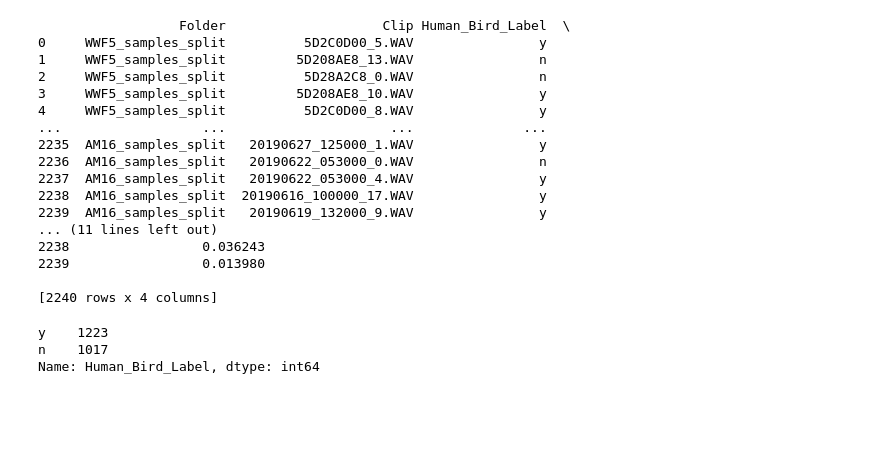
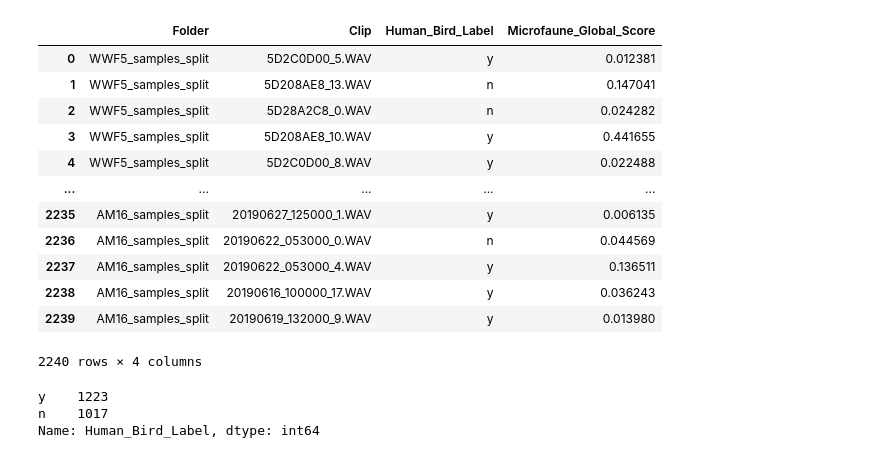
Before and after one commit to UCSD-E4E/passive-acoustic-biodiversity, a Jupyter notebook: Bird_Classification_Paper/Microfaune_AM_Results.ipynb, the cells around one changed output. Drawn from its saved outputs; the diff is of its cells as text; code cells hidden in the pictures; blank space fills up the shorter version.

```diff
--- a/Bird_Classification_Paper/Microfaune_AM_Results.ipynb
+++ b/Bird_Classification_Paper/Microfaune_AM_Results.ipynb
@@ -4,24 +6,20 @@ import numpy as np
 # %%
 dataset = pd.read_csv("NeurIPS_AM_Labeling_Results.csv")
-print(dataset)
+dataset
 # %% [output]
+|  | Folder | Clip | Human_Bird_Label | Microfaune_Global_Score |
+| 0 | WWF5_samples_split | 5D2C0D00_5.WAV | y | 0.012381 |
+| 1 | WWF5_samples_split | 5D208AE8_13.WAV | n | 0.147041 |
+| 2 | WWF5_samples_split | 5D28A2C8_0.WAV | n | 0.024282 |
+| 3 | WWF5_samples_split | 5D208AE8_10.WAV | y | 0.441655 |
+| 4 | WWF5_samples_split | 5D2C0D00_8.WAV | y | 0.022488 |
+| ... | ... | ... | ... | ... |
+| 2235 | AM16_samples_split | 20190627_125000_1.WAV | y | 0.006135 |
+| 2236 | AM16_samples_split | 20190622_053000_0.WAV | n | 0.044569 |
+| 2237 | AM16_samples_split | 20190622_053000_4.WAV | y | 0.136511 |
+| 2238 | AM16_samples_split | 20190616_100000_17.WAV | y | 0.036243 |
+| 2239 | AM16_samples_split | 20190619_132000_9.WAV | y | 0.013980 |
-                  Folder                    Clip Human_Bird_Label  \
-0     WWF5_samples_split          5D2C0D00_5.WAV                y
-1     WWF5_samples_split         5D208AE8_13.WAV                n
-2     WWF5_samples_split          5D28A2C8_0.WAV                n
-3     WWF5_samples_split         5D208AE8_10.WAV                y
-4     WWF5_samples_split          5D2C0D00_8.WAV                y
-...                  ...                     ...              ...
-2235  AM16_samples_split   20190627_125000_1.WAV                y
-2236  AM16_samples_split   20190622_053000_0.WAV                n
-2237  AM16_samples_split   20190622_053000_4.WAV                y
-2238  AM16_samples_split  20190616_100000_17.WAV                y
-2239  AM16_samples_split   20190619_132000_9.WAV                y
-... (11 lines left out)
-2238                 0.036243
-2239                 0.013980
-
-[2240 rows x 4 columns]
+2240 rows × 4 columns
 # %%
 num_clips = 2240
 dataset["Human_Bird_Label"].value_counts()
```
Also changed, not shown: parts of 16 cells of this notebook.
